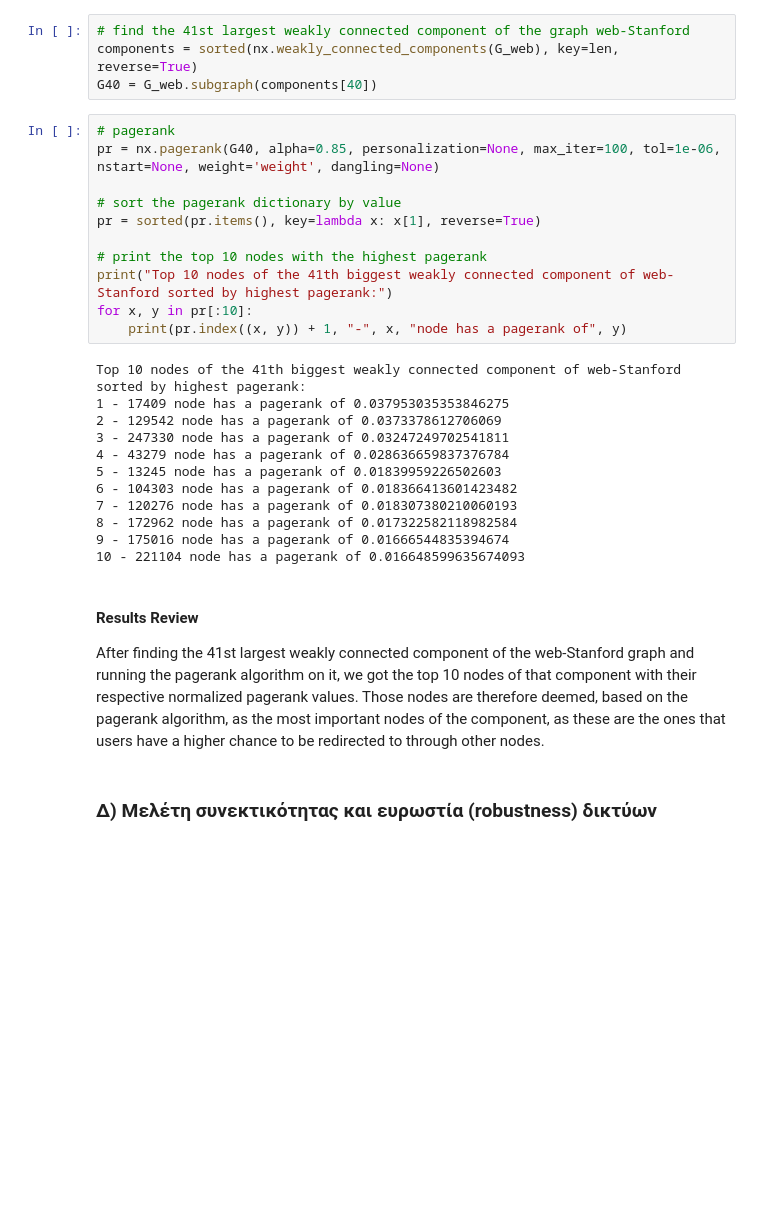
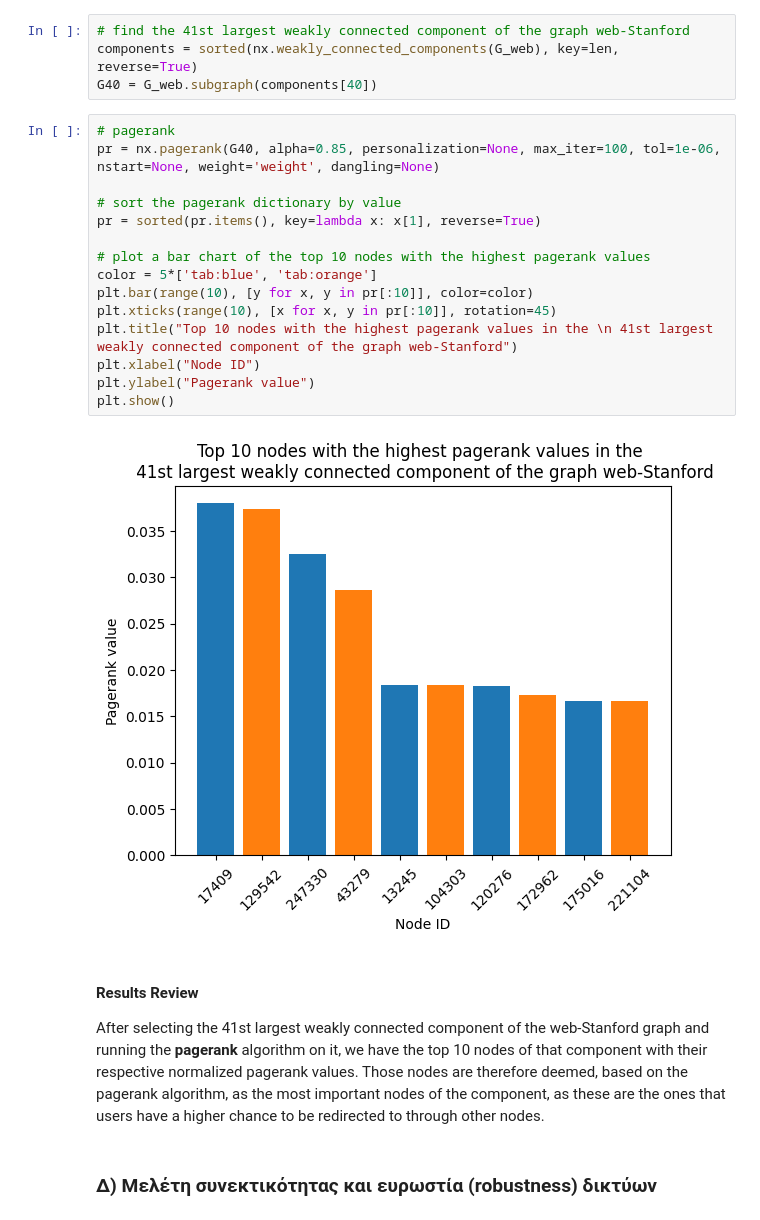
Before and after one commit to geokyr/ece-ntua-social-network-analysis, a Jupyter notebook: lab01/lab01.ipynb, the cells around one changed output. Drawn from its saved outputs; the diff is of its cells as text; blank space fills up the shorter version.

```diff
--- a/lab01/lab01.ipynb
+++ b/lab01/lab01.ipynb
@@ -821,30 +821,24 @@ G40 = G_web.subgraph(components[40])
 # %%
 # pagerank
 pr = nx.pagerank(G40, alpha=0.85, personalization=None, max_iter=100, tol=1e-06, nstart=None, weight='weight', dangling=None)
 
 # sort the pagerank dictionary by value
 pr = sorted(pr.items(), key=lambda x: x[1], reverse=True)
 
-# print the top 10 nodes with the highest pagerank
-print("Top 10 nodes of the 41th biggest weakly connected component of web-Stanford sorted by highest pagerank:")
-for x, y in pr[:10]:
-    print(pr.index((x, y)) + 1, "-", x, "node has a pagerank of", y)
+# plot a bar chart of the top 10 nodes with the highest pagerank values
+color = 5*['tab:blue', 'tab:orange']
+plt.bar(range(10), [y for x, y in pr[:10]], color=color)
+plt.xticks(range(10), [x for x, y in pr[:10]], rotation=45)
+plt.title("Top 10 nodes with the highest pagerank values in the \n 41st largest weakly connected component of the graph web-Stanford")
+plt.xlabel("Node ID")
+plt.ylabel("Pagerank value")
+plt.show()
 # %% [output]
-Top 10 nodes of the 41th biggest weakly connected component of web-Stanford sorted by highest pagerank:
-1 - 17409 node has a pagerank of 0.037953035353846275
-2 - 129542 node has a pagerank of 0.0373378612706069
-3 - 247330 node has a pagerank of 0.03247249702541811
-4 - 43279 node has a pagerank of 0.028636659837376784
-5 - 13245 node has a pagerank of 0.01839959226502603
-6 - 104303 node has a pagerank of 0.018366413601423482
-7 - 120276 node has a pagerank of 0.018307380210060193
-8 - 172962 node has a pagerank of 0.017322582118982584
-9 - 175016 node has a pagerank of 0.01666544835394674
-10 - 221104 node has a pagerank of 0.016648599635674093
+[figure, added]
 # %% [markdown]
 #### Results Review
 
-After finding the 41st largest weakly connected component of the web-Stanford graph and running the pagerank algorithm on it, we got the top 10 nodes of that component with their respective normalized pagerank values. Those nodes are therefore deemed, based on the pagerank algorithm, as the most important nodes of the component, as these are the ones that users have a higher chance to be redirected to through other nodes.
+After selecting the 41st largest weakly connected component of the web-Stanford graph and running the **pagerank** algorithm on it, we have the top 10 nodes of that component with their respective normalized pagerank values. Those nodes are therefore deemed, based on the pagerank algorithm, as the most important nodes of the component, as these are the ones that users have a higher chance to be redirected to through other nodes.
 # %% [markdown]
 ### Δ) Μελέτη συνεκτικότητας και ευρωστία (robustness) δικτύων
 # %% [markdown]
```
Also changed, not shown: parts of 17 cells of this notebook.
